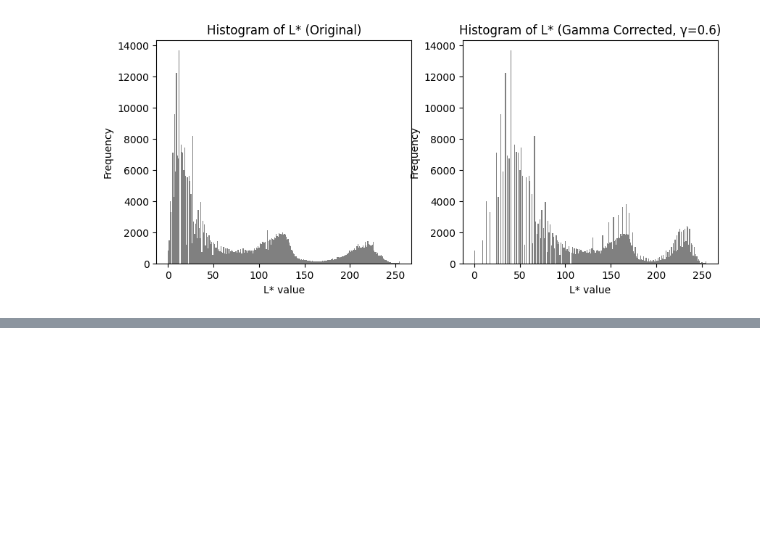
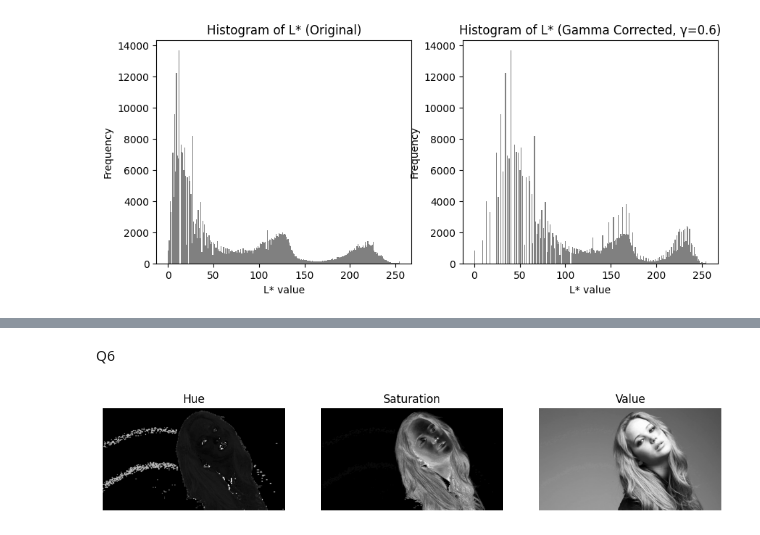
Before and after one commit to bandarasmc/Image_Processing_Msc, a Jupyter notebook: Code/notebook.ipynb, the cells around one changed output, grey strips where cells are left out. Drawn from its saved outputs; the diff is of its cells as text; code cells hidden in the pictures; blank space fills up the shorter version.

```diff
--- a/Code/notebook.ipynb
+++ b/Code/notebook.ipynb
@@ -177,0 +237,40 @@ plt.show()
+# %% [markdown]
+Q6
+# %%
+import cv2
+import matplotlib.pyplot as plt
+
+# Load image
+img = cv2.imread(r"E:\MSc-AI\Recordings\Semester 3\IT5437 - CV\Assignment_1\a1images\jeniffer.jpg")
+if img is None:
+    raise FileNotFoundError("Image not found. Please check the path and filename.")
+
+img = cv2.cvtColor(img, cv2.COLOR_BGR2RGB)   # For correct display with matplotlib
+
+
+## Part a
+# Convert to HSV
+hsv = cv2.cvtColor(img, cv2.COLOR_RGB2HSV)
+h, s, v = cv2.split(hsv)
+
+# Display Hue, Saturation, Value separately
+plt.figure(figsize=(12,4))
+
+plt.subplot(1,3,1)
+plt.imshow(h, cmap='gray')
+plt.title("Hue")
+plt.axis("off")
+
+plt.subplot(1,3,2)
+plt.imshow(s, cmap='gray')
+plt.title("Saturation")
+plt.axis("off")
+
+plt.subplot(1,3,3)
+plt.imshow(v, cmap='gray')
+plt.title("Value")
+plt.axis("off")
+
+plt.show()
+# %% [output]
+[figure, added]
```
Also changed, not shown: parts of 3 cells of this notebook.
